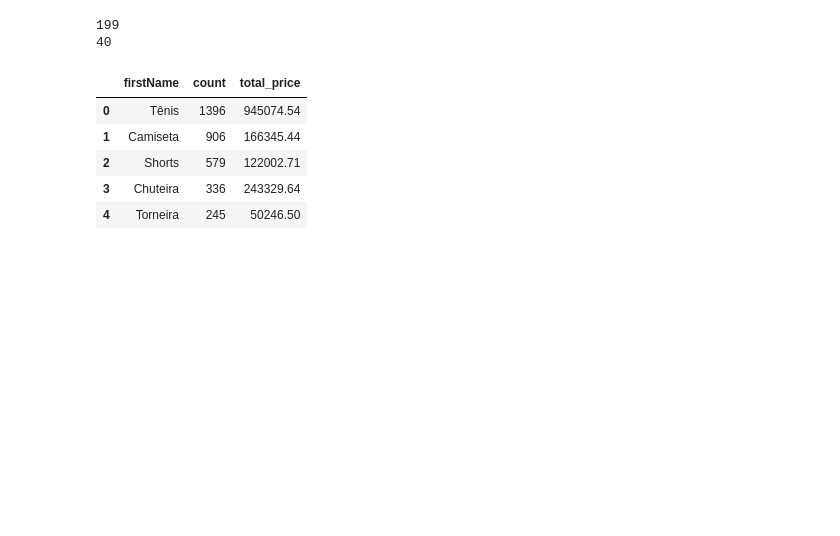
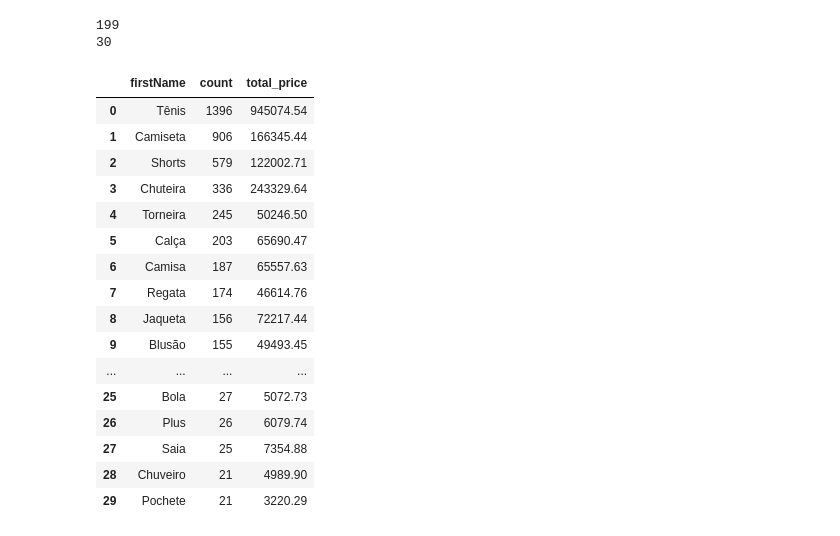
Before and after one commit to cezarbaque1/surprise-recomendacao, a Jupyter notebook: base_produtos.ipynb, the cells around one changed output. Drawn from its saved outputs; the diff is of its cells as text; code cells hidden in the pictures; blank space fills up the shorter version.

```diff
--- a/base_produtos.ipynb
+++ b/base_produtos.ipynb
@@ -45,18 +45,29 @@ grouped_df = df.groupby('firstName').agg(
 ).sort_values(by='count', ascending=False).reset_index()
 print(len(grouped_df))
 
-df_filtrado = grouped_df[grouped_df['count'] > 10]
+df_filtrado = grouped_df[grouped_df['count'] > 20]
 
 print(len(df_filtrado))
 # %% [output]
 199
-40
+30
 # %%
-df_filtrado.head()
+df_filtrado
 # %% [output]
 |  | firstName | count | total_price |
 | 0 | Tênis | 1396 | 945074.54 |
 | 1 | Camiseta | 906 | 166345.44 |
 | 2 | Shorts | 579 | 122002.71 |
 | 3 | Chuteira | 336 | 243329.64 |
 | 4 | Torneira | 245 | 50246.50 |
+| 5 | Calça | 203 | 65690.47 |
+| 6 | Camisa | 187 | 65557.63 |
+| 7 | Regata | 174 | 46614.76 |
+| 8 | Jaqueta | 156 | 72217.44 |
+| 9 | Blusão | 155 | 49493.45 |
+| ... | ... | ... | ... |
+| 25 | Bola | 27 | 5072.73 |
+| 26 | Plus | 26 | 6079.74 |
+| 27 | Saia | 25 | 7354.88 |
+| 28 | Chuveiro | 21 | 4989.90 |
+| 29 | Pochete | 21 | 3220.29 |
```
Also changed, not shown: parts of 7 cells of this notebook, 1 other file.
